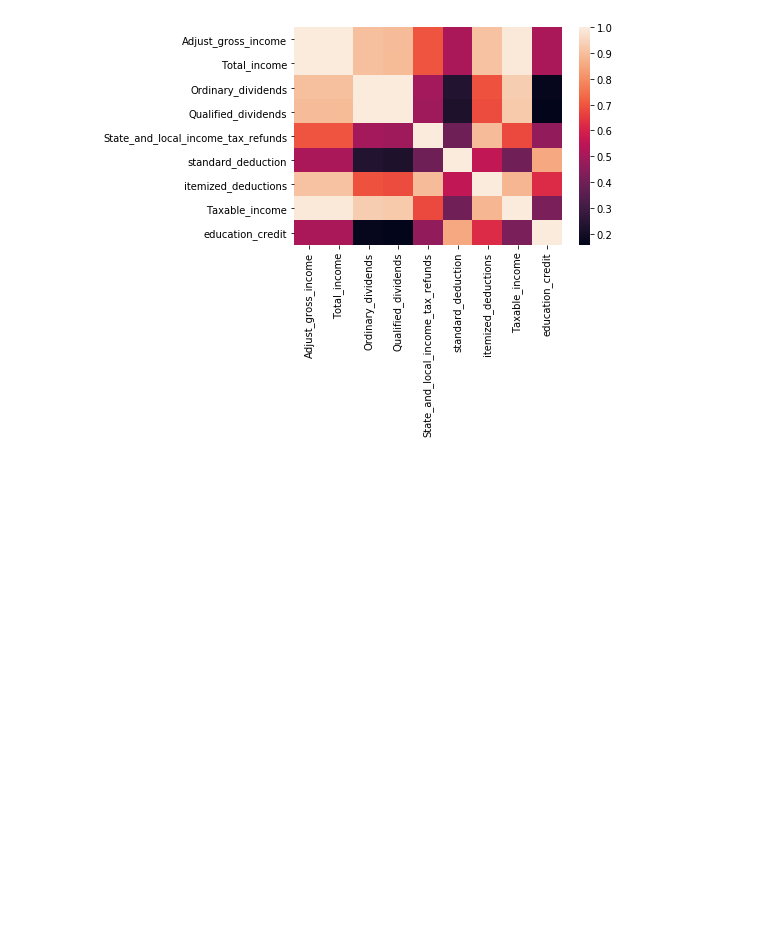
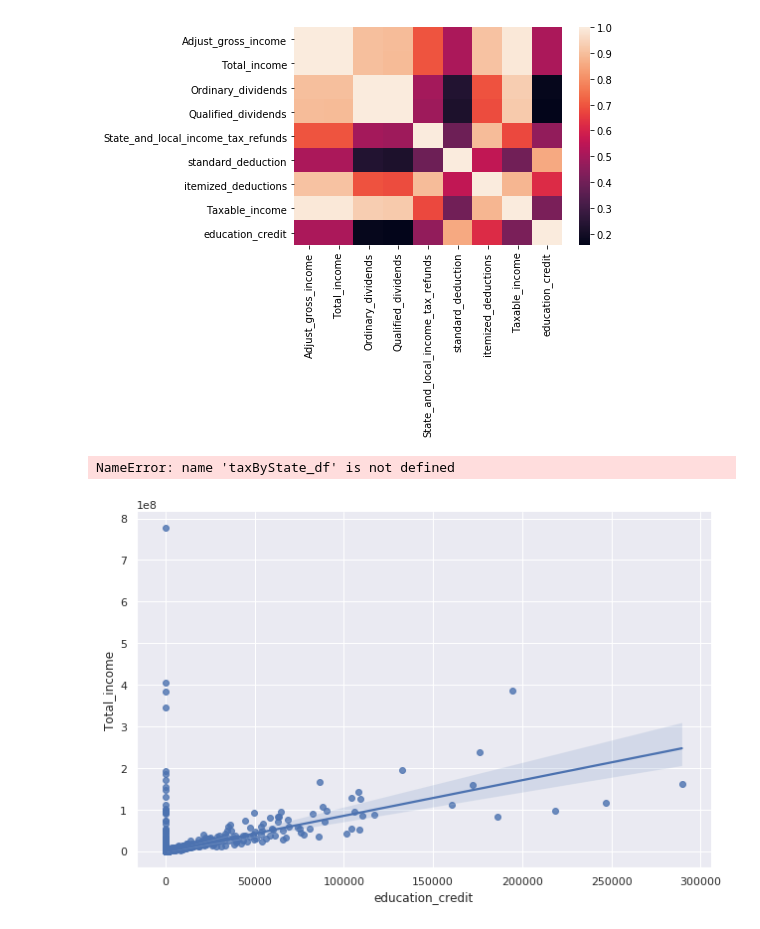
Before and after one commit to ylchan2/AIT580Project1, a Jupyter notebook: analysis/AIT580final.ipynb, the cells around one changed output. Saved outputs shown, nothing was run; the diff lists cells and outputs as text; code cells hidden in the pictures; blank space fills up the shorter version.

```diff
--- a/analysis/AIT580final.ipynb
+++ b/analysis/AIT580final.ipynb
@@ -113,2 +113,12 @@ tax_df.to_csv("taxInformation")
 # %%
-taxByState_df.to_csv("MedianIncome")
+#taxByState_df.to_csv("MedianIncome")
+# %% [output]
+NameError: name 'taxByState_df' is not defined
+# %%
+import seaborn as sns
+sns.set(rc={'figure.figsize':(20.7,30.27)})
+ax.set_title("education_credit vs. Total_income")
+ax.set_xlabel("Total_income");
+sns.lmplot(x="education_credit", y="Total_income", data=tax_df,height=6,aspect=1.5);
+# %% [output]
+[figure, added]
```
Also changed, not shown: parts of 8 cells of this notebook, 3 other files.
